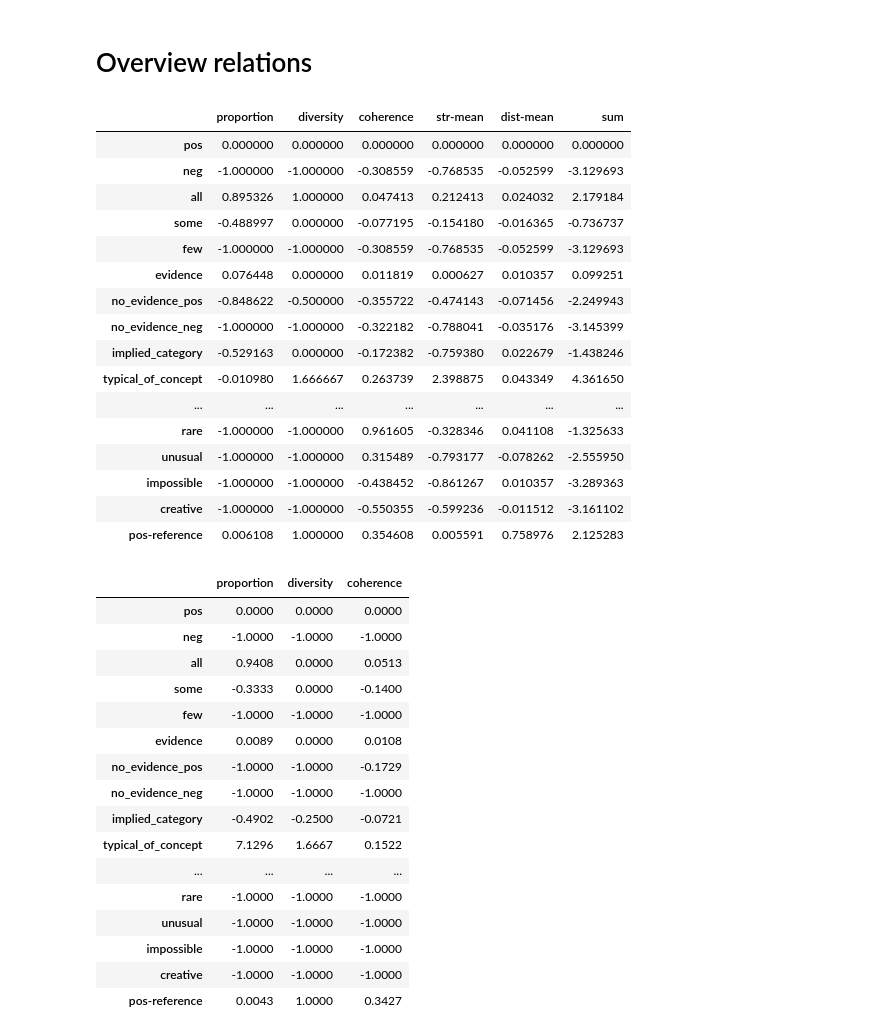
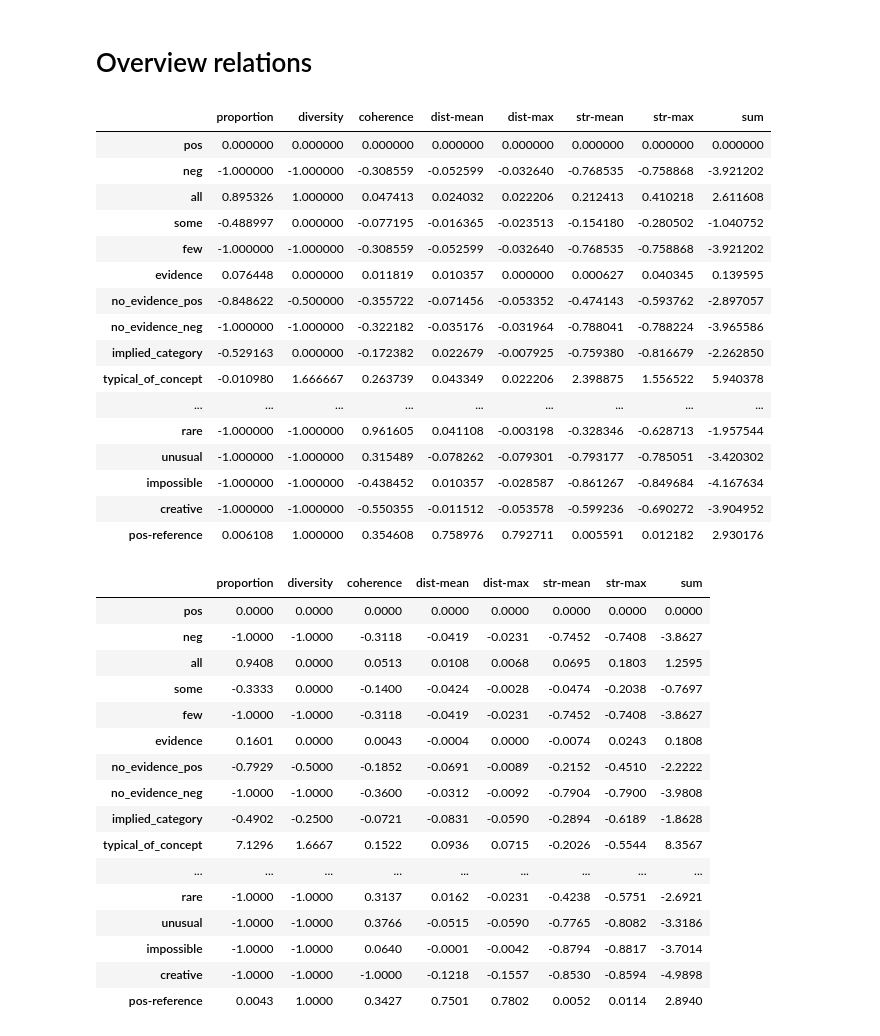
Before and after one commit to PiaSommerauer/corpus_diagnostics, a Jupyter notebook: scripts/Evidence_analysis.ipynb, the cells around one changed output. Cells and saved outputs as stored; diff of their text form; code cells hidden in the pictures.

```diff
--- a/scripts/Evidence_analysis.ipynb
+++ b/scripts/Evidence_analysis.ipynb
@@ -145,55 +216,57 @@ df.sort_values('sum', ascending=False).round(3)
 # Overview relations
 # %%
 metrics = ['proportion', 'diversity', 'coherence',
-           'str-mean', 'dist-mean']#, 'diversity']#, 'coherence', 'dist-mean', 'dist-max', 'str-mean', 'str-max']
+           'dist-mean', 'dist-max', 'str-mean', 'str-max']
 level = 'relations'
 evidence_type = 'prop-specific'
 model_name = 'giga_full_updated'
 df = get_overview(metrics, level, model_name, evidence_type)
 df = utils.raw_to_distance(df, score_names = metrics, reference_name = 'pos', percent = True)
 df['sum'] = df.sum(axis=1)
 df.round(6)
 # %% [output]
-|  | proportion | diversity | coherence | str-mean | dist-mean | sum |
-| pos | 0.000000 | 0.000000 | 0.000000 | 0.000000 | 0.000000 | 0.000000 |
-| neg | -1.000000 | -1.000000 | -0.308559 | -0.768535 | -0.052599 | -3.129693 |
-| all | 0.895326 | 1.000000 | 0.047413 | 0.212413 | 0.024032 | 2.179184 |
-| some | -0.488997 | 0.000000 | -0.077195 | -0.154180 | -0.016365 | -0.736737 |
-| few | -1.000000 | -1.000000 | -0.308559 | -0.768535 | -0.052599 | -3.129693 |
-| evidence | 0.076448 | 0.000000 | 0.011819 | 0.000627 | 0.010357 | 0.099251 |
-| no_evidence_pos | -0.848622 | -0.500000 | -0.355722 | -0.474143 | -0.071456 | -2.249943 |
-| no_evidence_neg | -1.000000 | -1.000000 | -0.322182 | -0.788041 | -0.035176 | -3.145399 |
-| implied_category | -0.529163 | 0.000000 | -0.172382 | -0.759380 | 0.022679 | -1.438246 |
-| typical_of_concept | -0.010980 | 1.666667 | 0.263739 | 2.398875 | 0.043349 | 4.361650 |
-| ... | ... | ... | ... | ... | ... | ... |
-| rare | -1.000000 | -1.000000 | 0.961605 | -0.328346 | 0.041108 | -1.325633 |
-| unusual | -1.000000 | -1.000000 | 0.315489 | -0.793177 | -0.078262 | -2.555950 |
-| impossible | -1.000000 | -1.000000 | -0.438452 | -0.861267 | 0.010357 | -3.289363 |
-| creative | -1.000000 | -1.000000 | -0.550355 | -0.599236 | -0.011512 | -3.161102 |
-| pos-reference | 0.006108 | 1.000000 | 0.354608 | 0.005591 | 0.758976 | 2.125283 |
+|  | proportion | diversity | coherence | dist-mean | dist-max | str-mean | str-max | sum |
+| pos | 0.000000 | 0.000000 | 0.000000 | 0.000000 | 0.000000 | 0.000000 | 0.000000 | 0.000000 |
+| neg | -1.000000 | -1.000000 | -0.308559 | -0.052599 | -0.032640 | -0.768535 | -0.758868 | -3.921202 |
+| all | 0.895326 | 1.000000 | 0.047413 | 0.024032 | 0.022206 | 0.212413 | 0.410218 | 2.611608 |
+| some | -0.488997 | 0.000000 | -0.077195 | -0.016365 | -0.023513 | -0.154180 | -0.280502 | -1.040752 |
+| few | -1.000000 | -1.000000 | -0.308559 | -0.052599 | -0.032640 | -0.768535 | -0.758868 | -3.921202 |
+| evidence | 0.076448 | 0.000000 | 0.011819 | 0.010357 | 0.000000 | 0.000627 | 0.040345 | 0.139595 |
+| no_evidence_pos | -0.848622 | -0.500000 | -0.355722 | -0.071456 | -0.053352 | -0.474143 | -0.593762 | -2.897057 |
+| no_evidence_neg | -1.000000 | -1.000000 | -0.322182 | -0.035176 | -0.031964 | -0.788041 | -0.788224 | -3.965586 |
+| implied_category | -0.529163 | 0.000000 | -0.172382 | 0.022679 | -0.007925 | -0.759380 | -0.816679 | -2.262850 |
+| typical_of_concept | -0.010980 | 1.666667 | 0.263739 | 0.043349 | 0.022206 | 2.398875 | 1.556522 | 5.940378 |
+| ... | ... | ... | ... | ... | ... | ... | ... | ... |
+| rare | -1.000000 | -1.000000 | 0.961605 | 0.041108 | -0.003198 | -0.328346 | -0.628713 | -1.957544 |
+| unusual | -1.000000 | -1.000000 | 0.315489 | -0.078262 | -0.079301 | -0.793177 | -0.785051 | -3.420302 |
+| impossible | -1.000000 | -1.000000 | -0.438452 | 0.010357 | -0.028587 | -0.861267 | -0.849684 | -4.167634 |
+| creative | -1.000000 | -1.000000 | -0.550355 | -0.011512 | -0.053578 | -0.599236 | -0.690272 | -3.904952 |
+| pos-reference | 0.006108 | 1.000000 | 0.354608 | 0.758976 | 0.792711 | 0.005591 | 0.012182 | 2.930176 |
 # %%
-metrics = ['proportion', 'diversity', 'coherence']#, 'dist-mean', 'dist-max']
+metrics = ['proportion', 'diversity', 'coherence',
+           'dist-mean', 'dist-max', 'str-mean', 'str-max']
 level = 'relations'
 evidence_type = 'prop-specific'
 model_name = 'wiki_updated'
 df = get_overview(metrics, level, model_name, evidence_type)
 df = utils.raw_to_distance(df, score_names = metrics, reference_name = 'pos', percent = True)
+df['sum'] = df.sum(axis=1)
 df.round(4)
 # %% [output]
-|  | proportion | diversity | coherence |
-| pos | 0.0000 | 0.0000 | 0.0000 |
-| neg | -1.0000 | -1.0000 | -1.0000 |
-| all | 0.9408 | 0.0000 | 0.0513 |
-| some | -0.3333 | 0.0000 | -0.1400 |
-| few | -1.0000 | -1.0000 | -1.0000 |
-| evidence | 0.0089 | 0.0000 | 0.0108 |
-| no_evidence_pos | -1.0000 | -1.0000 | -0.1729 |
-| no_evidence_neg | -1.0000 | -1.0000 | -1.0000 |
-| implied_category | -0.4902 | -0.2500 | -0.0721 |
-| typical_of_concept | 7.1296 | 1.6667 | 0.1522 |
-| ... | ... | ... | ... |
-| rare | -1.0000 | -1.0000 | -1.0000 |
-| unusual | -1.0000 | -1.0000 | -1.0000 |
-| impossible | -1.0000 | -1.0000 | -1.0000 |
-| creative | -1.0000 | -1.0000 | -1.0000 |
-| pos-reference | 0.0043 | 1.0000 | 0.3427 |
+|  | proportion | diversity | coherence | dist-mean | dist-max | str-mean | str-max | sum |
+| pos | 0.0000 | 0.0000 | 0.0000 | 0.0000 | 0.0000 | 0.0000 | 0.0000 | 0.0000 |
+| neg | -1.0000 | -1.0000 | -0.3118 | -0.0419 | -0.0231 | -0.7452 | -0.7408 | -3.8627 |
+| all | 0.9408 | 0.0000 | 0.0513 | 0.0108 | 0.0068 | 0.0695 | 0.1803 | 1.2595 |
+| some | -0.3333 | 0.0000 | -0.1400 | -0.0424 | -0.0028 | -0.0474 | -0.2038 | -0.7697 |
+| few | -1.0000 | -1.0000 | -0.3118 | -0.0419 | -0.0231 | -0.7452 | -0.7408 | -3.8627 |
+| evidence | 0.1601 | 0.0000 | 0.0043 | -0.0004 | 0.0000 | -0.0074 | 0.0243 | 0.1808 |
+| no_evidence_pos | -0.7929 | -0.5000 | -0.1852 | -0.0691 | -0.0089 | -0.2152 | -0.4510 | -2.2222 |
+| no_evidence_neg | -1.0000 | -1.0000 | -0.3600 | -0.0312 | -0.0092 | -0.7904 | -0.7900 | -3.9808 |
+| implied_category | -0.4902 | -0.2500 | -0.0721 | -0.0831 | -0.0590 | -0.2894 | -0.6189 | -1.8628 |
+| typical_of_concept | 7.1296 | 1.6667 | 0.1522 | 0.0936 | 0.0715 | -0.2026 | -0.5544 | 8.3567 |
+| ... | ... | ... | ... | ... | ... | ... | ... | ... |
+| rare | -1.0000 | -1.0000 | 0.3137 | 0.0162 | -0.0231 | -0.4238 | -0.5751 | -2.6921 |
+| unusual | -1.0000 | -1.0000 | 0.3766 | -0.0515 | -0.0590 | -0.7765 | -0.8082 | -3.3186 |
+| impossible | -1.0000 | -1.0000 | 0.0640 | -0.0001 | -0.0042 | -0.8794 | -0.8817 | -3.7014 |
+| creative | -1.0000 | -1.0000 | -1.0000 | -0.1218 | -0.1557 | -0.8530 | -0.8594 | -4.9898 |
+| pos-reference | 0.0043 | 1.0000 | 0.3427 | 0.7501 | 0.7802 | 0.0052 | 0.0114 | 2.8940 |
```
Also changed, not shown: parts of 9 cells of this notebook, 3 other files.
